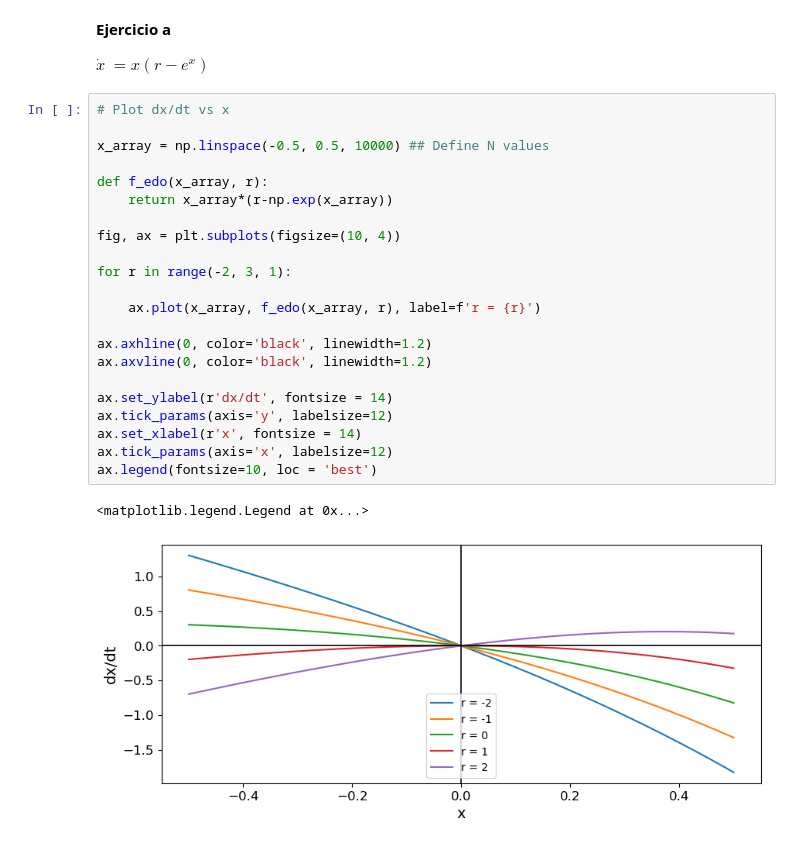
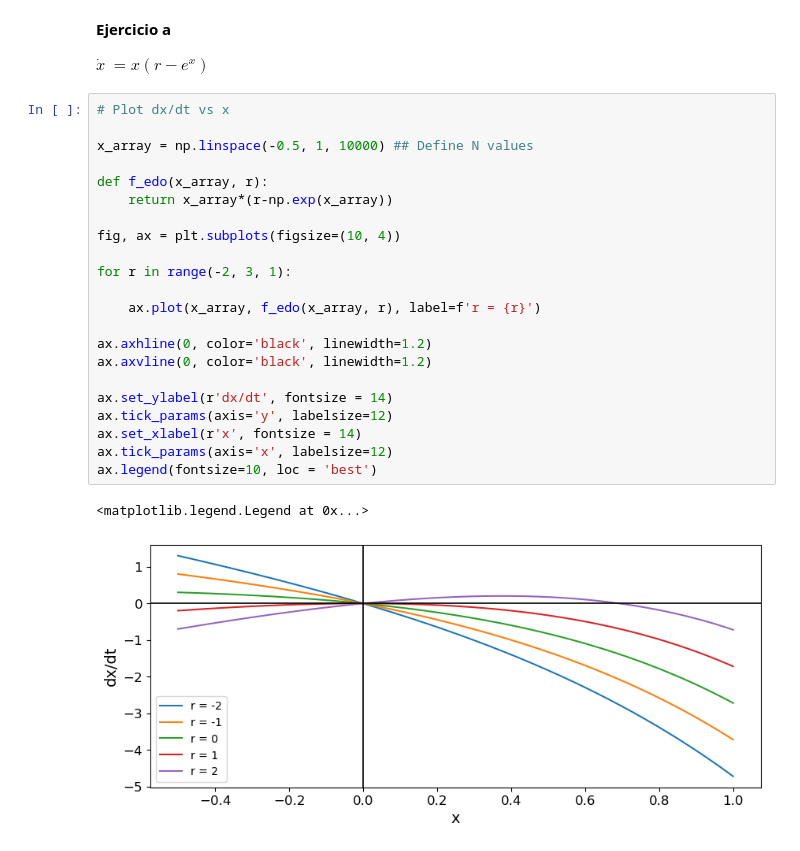
Before and after one commit to francobarrionuevoenv21/MAIE_devs_pub, a Jupyter notebook: MetodosNumericos/TP3_EDO/TP3_EDOs_Python.ipynb, the cells around one changed output. Drawn from its saved outputs; the diff is of its cells as text.

```diff
--- a/MetodosNumericos/TP3_EDO/TP3_EDOs_Python.ipynb
+++ b/MetodosNumericos/TP3_EDO/TP3_EDOs_Python.ipynb
@@ -300,25 +297,25 @@ $\dot{x}$ $= x(r-e^{x})$
 # %%
 # Plot dx/dt vs x
 
-x_array = np.linspace(-0.5, 0.5, 10000) ## Define N values
+x_array = np.linspace(-0.5, 1, 10000) ## Define N values
 
 def f_edo(x_array, r):
     return x_array*(r-np.exp(x_array))
 
 fig, ax = plt.subplots(figsize=(10, 4))
 
 for r in range(-2, 3, 1):
 
     ax.plot(x_array, f_edo(x_array, r), label=f'r = {r}')
 
 ax.axhline(0, color='black', linewidth=1.2)
 ax.axvline(0, color='black', linewidth=1.2)
 
 ax.set_ylabel(r'dx/dt', fontsize = 14)
 ax.tick_params(axis='y', labelsize=12)
 ax.set_xlabel(r'x', fontsize = 14)
 ax.tick_params(axis='x', labelsize=12)
 ax.legend(fontsize=10, loc = 'best')
 # %% [output]
 <matplotlib.legend.Legend at 0x...>
-[figure, old version]
+[figure, new version]
```
Also changed, not shown: parts of 3 cells of this notebook, 5 other files.
